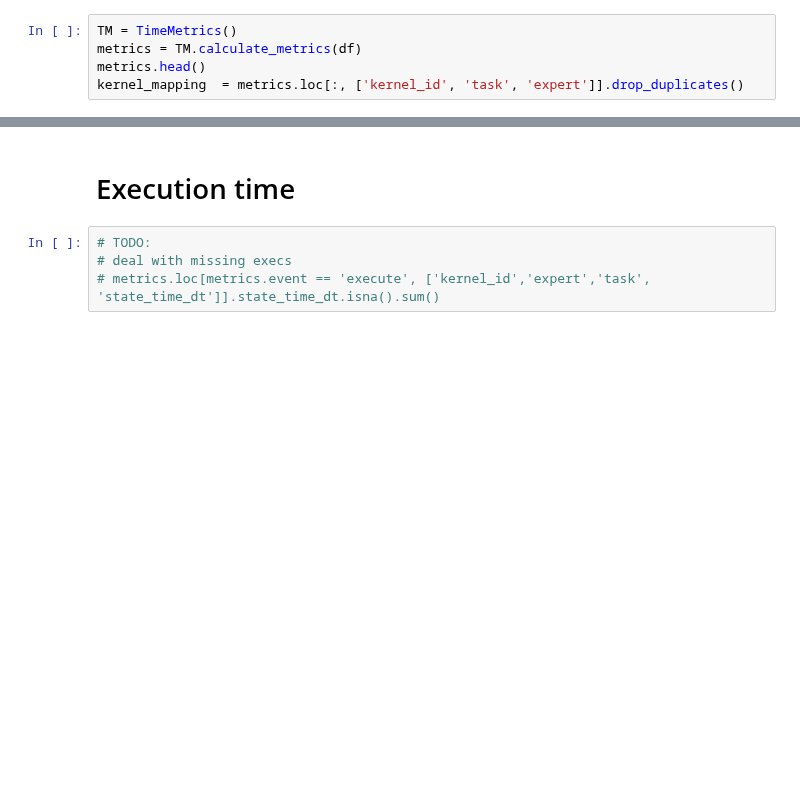
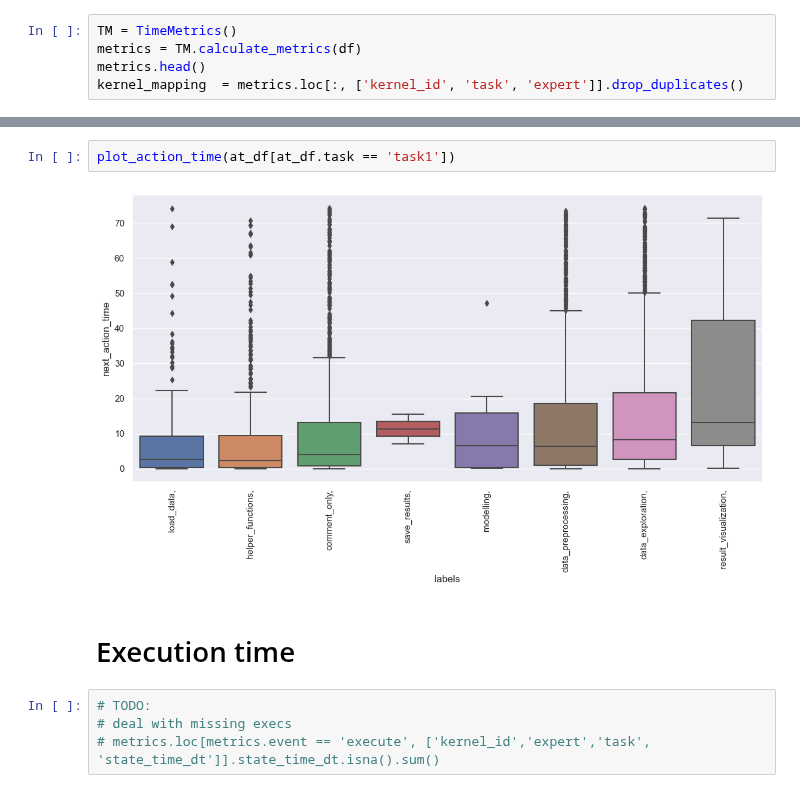
Before and after one commit to konstantgr/jupyter-logs-analysis, a Jupyter notebook: analysis/02-0-time-analysis.ipynb, the cells around one changed output, grey strips where cells are left out. Drawn from its saved outputs; the diff is of its cells as text; blank space fills up the shorter version.

```diff
--- a/analysis/02-0-time-analysis.ipynb
+++ b/analysis/02-0-time-analysis.ipynb
@@ -25,3 +79,7 @@ kernel_mapping  = metrics.loc[:, ['kernel_id', 'task', 'expert']].drop_duplicate
+# %%
+plot_action_time(at_df[at_df.task == 'task1'])
+# %% [output]
+[figure, added]
 # %% [markdown]
 # Execution time
 # %%
```
Also changed, not shown: parts of 26 cells of this notebook, 1 other file.
